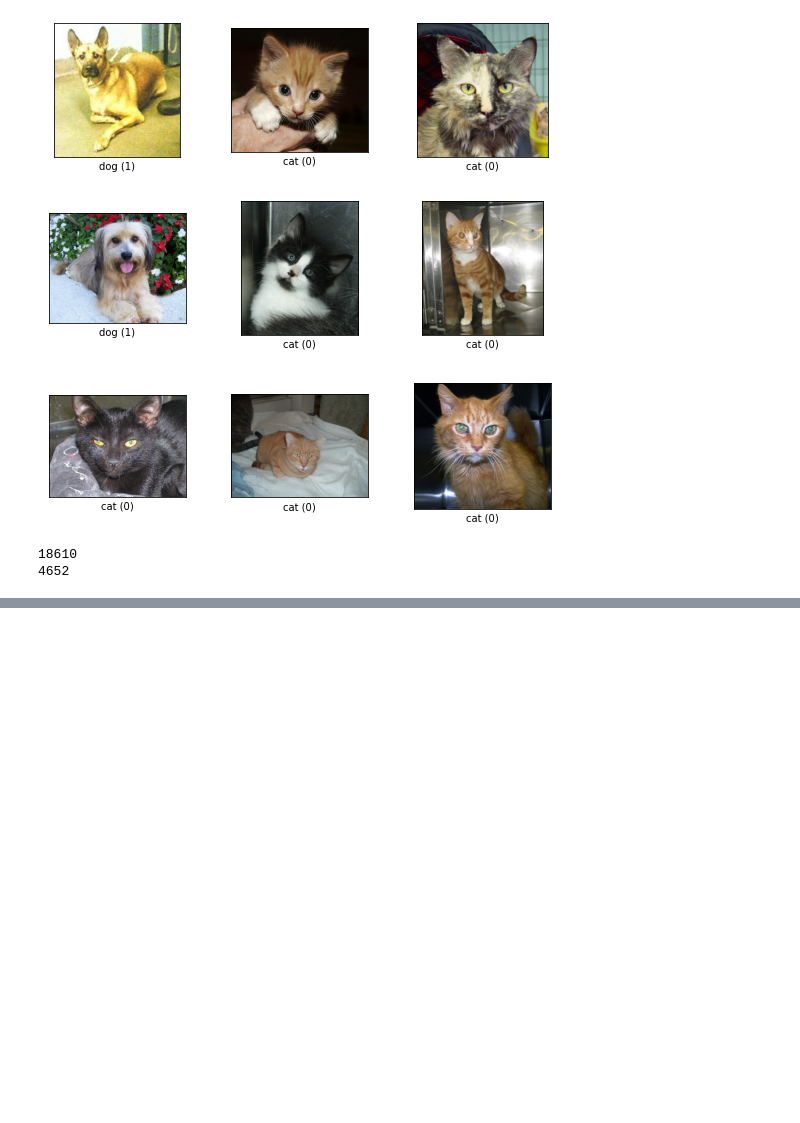
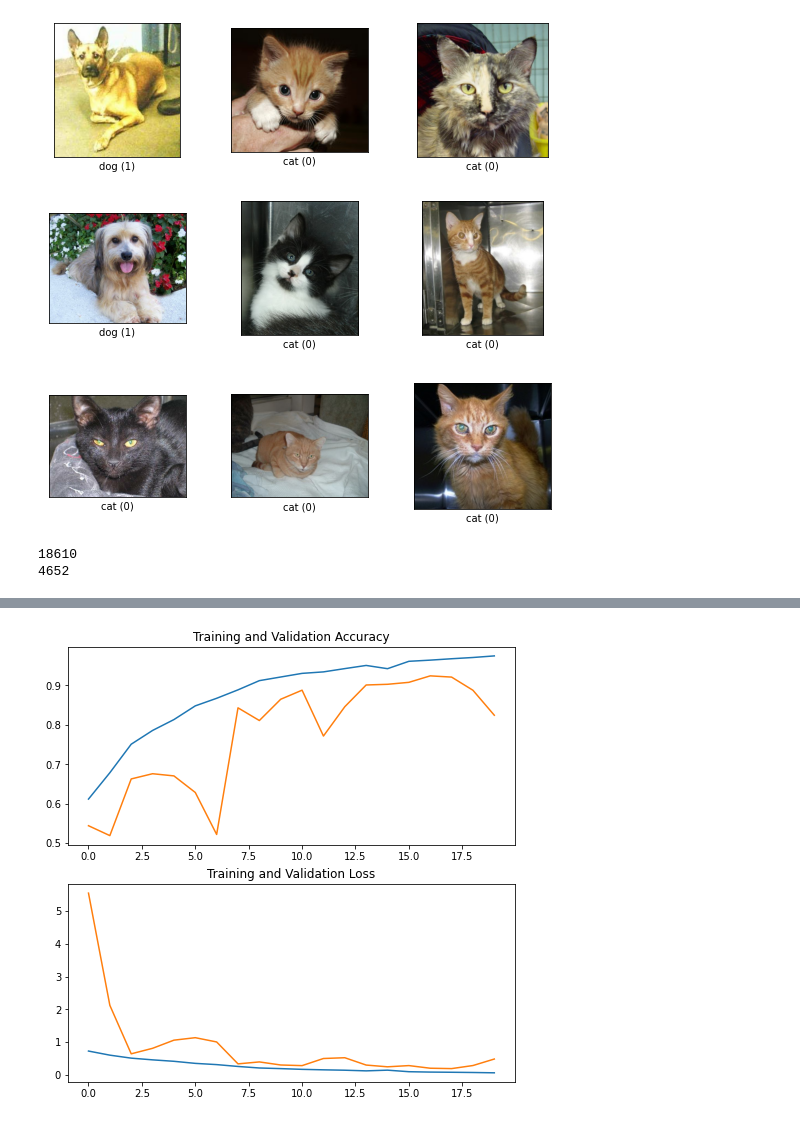
Before and after one commit to wonderkyeom/ResNet_Implementation, a Jupyter notebook: ResNet-34, 50 & 152.ipynb, the cells around one changed output, grey strips where cells are left out. Drawn from its saved outputs; the diff is of its cells as text; code cells hidden in the pictures; blank space fills up the shorter version.

Commit message:
Resnet34 and 50

```diff
--- a/ResNet-34, 50 & 152.ipynb
+++ b/ResNet-34, 50 & 152.ipynb
@@ -673,0 +720,2 @@ Epoch 3/20
+# %%
+resnet50 = build_resnet(input_shape=(224, 224, 3), is_50=True, num_classes=2) # binary -> num_classes=2
@@ -673,0 +764,17 @@ Epoch 3/20
+# %%
+# 더 떨어질 기미가 보여서 추가 학습 진행
+resnet50.compile(
+    optimizer='Adam',
+    loss='sparse_categorical_crossentropy',
+    metrics=['accuracy']
+)
+
+history_50 = resnet50.fit(
+    ds_train,
+    steps_per_epoch=int(len_train/BATCH_SIZE),
+    validation_steps=int(len_test/BATCH_SIZE),
+    epochs=EPOCH,
+    validation_data=ds_test,
+    verbose=1,
+    callbacks=[es, mc],
+)
@@ -673,0 +799,25 @@ Epoch 3/20
+# %%
+# history for acc and loss graph
+acc = history_50.history['accuracy']
+val_acc = history_50.history['val_accuracy']
+
+loss = history_50.history['loss']
+val_loss = history_50.history['val_loss']
+
+epochs_range = range(len(acc))
+
+plt.figure(figsize=(8, 8))
+plt.subplot(2, 1, 1)
+plt.plot(epochs_range, acc, label='Training Accuracy')
+plt.plot(epochs_range, val_acc, label='Validation Accuracy')
+# plt.legend(loc='lower right')
+plt.title('Training and Validation Accuracy')
+
+plt.subplot(2, 1, 2)
+plt.plot(epochs_range, loss, label='Training Loss')
+plt.plot(epochs_range, val_loss, label='Validation Loss')
+# plt.legend(loc='upper right')
+plt.title('Training and Validation Loss')
+plt.show()
+# %% [output]
+[figure, added]
```
Also changed, not shown: parts of 11 cells of this notebook.
